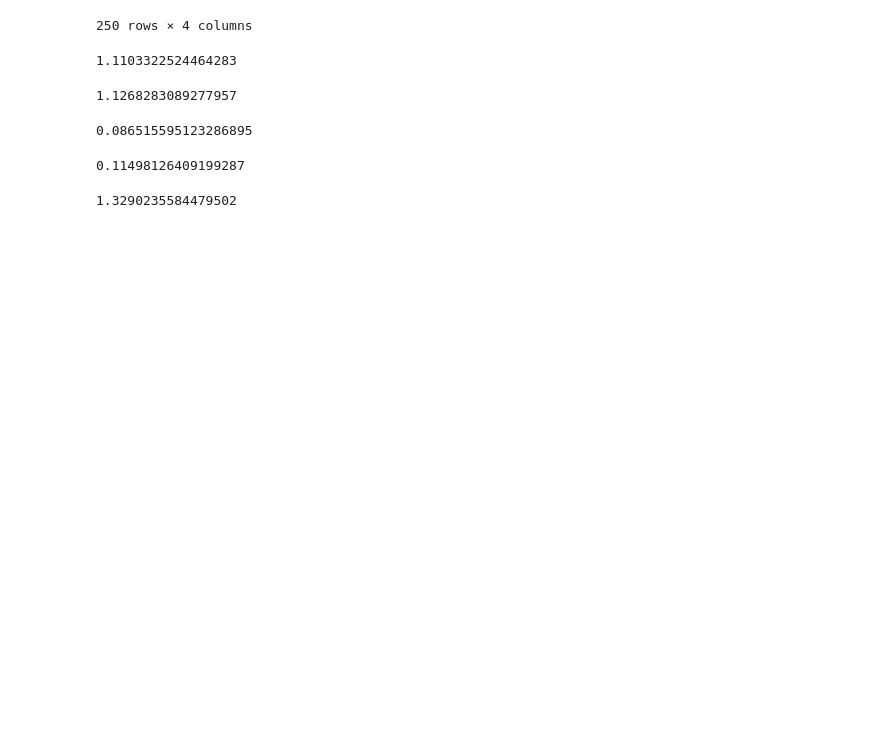
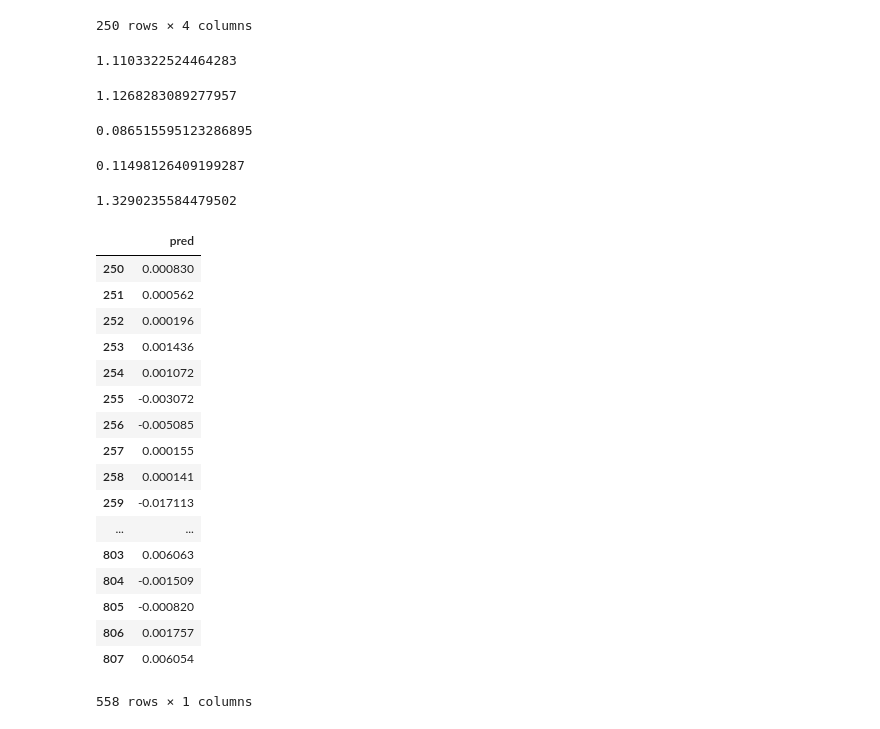
Before and after one commit to GiovanniMisseri/NonNegativeLASSO-PortfolioReplication, a Jupyter notebook: Data/Project.ipynb, the cells around one changed output. Saved outputs shown, nothing was run; the diff lists cells and outputs as text; code cells hidden in the pictures; blank space fills up the shorter version.

```diff
--- a/Data/Project.ipynb
+++ b/Data/Project.ipynb
@@ -539,3 +539,55 @@ beta_norm=mod.coef_/sum(mod.coef_)
 1.3290235584479502
 # %%
 np.exp(sum(tab.y))
+# %%
+window=250
+period_set=[250,350,450,550,650,750]
+interval=100
+alpha=0.00001
+tab=pd.DataFrame(data=np.zeros((window,1)))
+for period in period_set:
+    mod=sklearn.linear_model.Lasso(alpha=alpha, positive=True)
+    mod.fit(X[period-window:period,:],y[period-window:period])
+    pred=mod.predict(X[period:period+interval,:])
+    tab.loc['predictions']=pred
+abs_error=abs(y[:window]-pred)
+tab['y']=y[:window]
+tab['predictions']=pred
+tab['abs_err']=abs_error
+#tab['rel_error']=np.divide(abs_error,y[:window])
+tab['coeff']=np.count_nonzero(mod.coef_)
+tab
+# %%
+budget=100
+window=250
+start=250
+stop=dataset.shape[0]
+step=1
+period_set=range(start,stop,step)
+alpha=0.00001
+portfolio=pd.DataFrame(data=np.zeros((window,1)),columns=['pred'])
+for t in range(250,len(dataset)):
+    if t in period_set:
+        mod=sklearn.linear_model.Lasso(alpha=alpha, positive=True)
+        mod.fit(X[t-window:t,:],y[t-window:t])
+    portfolio.loc[t,'pred']=mod.predict(X[t:t+1,:])
+portfolio[250:]
+# %% [output]
+|  | pred |
+| 250 | 0.000830 |
+| 251 | 0.000562 |
+| 252 | 0.000196 |
+| 253 | 0.001436 |
+| 254 | 0.001072 |
+| 255 | -0.003072 |
+| 256 | -0.005085 |
+| 257 | 0.000155 |
+| 258 | 0.000141 |
+| 259 | -0.017113 |
+| ... | ... |
+| 803 | 0.006063 |
+| 804 | -0.001509 |
+| 805 | -0.000820 |
+| 806 | 0.001757 |
+| 807 | 0.006054 |
+558 rows × 1 columns
```
Also changed, not shown: parts of 3 cells of this notebook.
